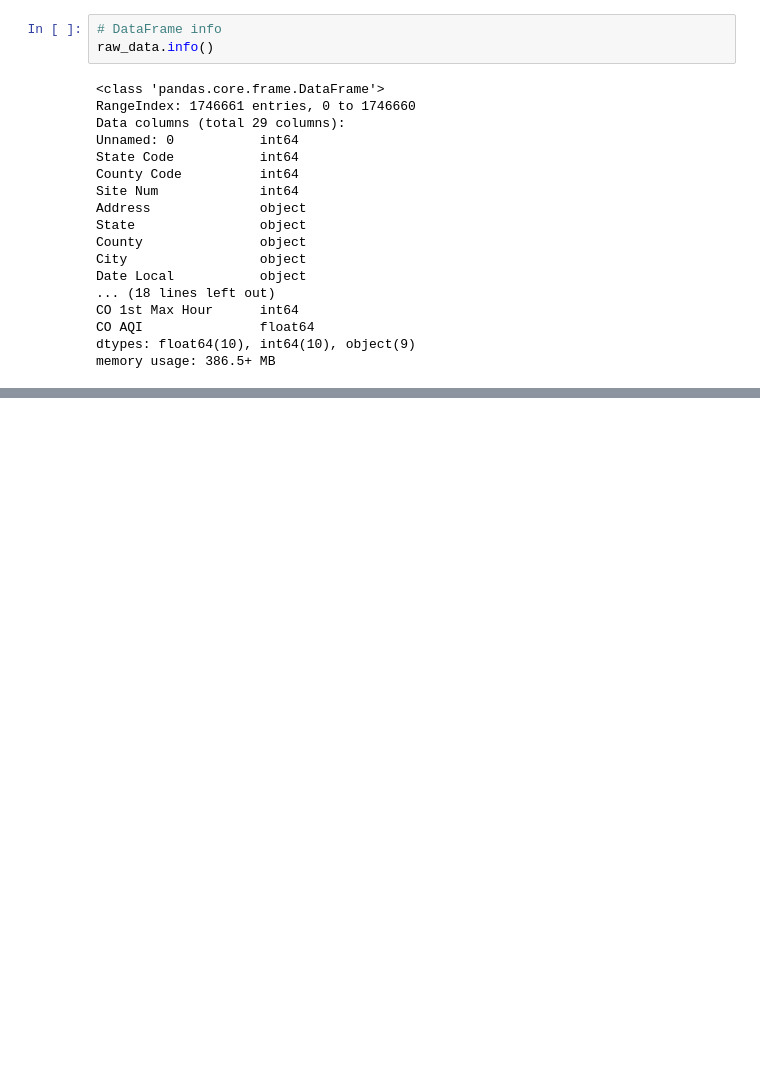
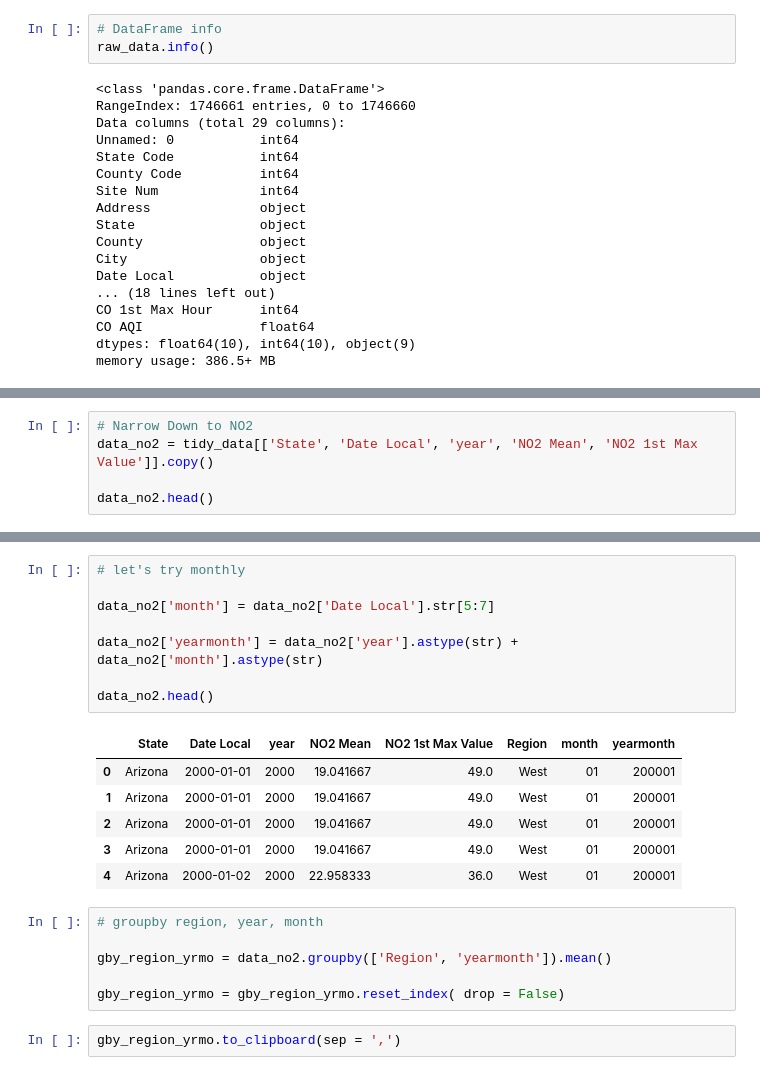
Before and after one commit to allidoiswen/Project1, a Jupyter notebook: Project1_air_pollution.ipynb, the cells around one changed output, grey strips where cells are left out. Cells and saved outputs as stored; diff of their text form; blank space fills up the shorter version.

```diff
--- a/Project1_air_pollution.ipynb
+++ b/Project1_air_pollution.ipynb
@@ -130,0 +85,5 @@ grouped_Data
+# %%
+# Narrow Down to NO2
+data_no2 = tidy_data[['State', 'Date Local', 'year', 'NO2 Mean', 'NO2 1st Max Value']].copy()
+
+data_no2.head()
@@ -130,0 +223,23 @@ grouped_Data
+# %%
+# let's try monthly
+
+data_no2['month'] = data_no2['Date Local'].str[5:7]
+
+data_no2['yearmonth'] = data_no2['year'].astype(str) + data_no2['month'].astype(str)
+
+data_no2.head()
+# %% [output]
+|  | State | Date Local | year | NO2 Mean | NO2 1st Max Value | Region | month | yearmonth |
+| 0 | Arizona | 2000-01-01 | 2000 | 19.041667 | 49.0 | West | 01 | 200001 |
+| 1 | Arizona | 2000-01-01 | 2000 | 19.041667 | 49.0 | West | 01 | 200001 |
+| 2 | Arizona | 2000-01-01 | 2000 | 19.041667 | 49.0 | West | 01 | 200001 |
+| 3 | Arizona | 2000-01-01 | 2000 | 19.041667 | 49.0 | West | 01 | 200001 |
+| 4 | Arizona | 2000-01-02 | 2000 | 22.958333 | 36.0 | West | 01 | 200001 |
+# %%
+# groupby region, year, month
+
+gby_region_yrmo = data_no2.groupby(['Region', 'yearmonth']).mean()
+
+gby_region_yrmo = gby_region_yrmo.reset_index( drop = False)
+# %%
+gby_region_yrmo.to_clipboard(sep = ',')
```
Also changed, not shown: parts of 19 cells of this notebook.
